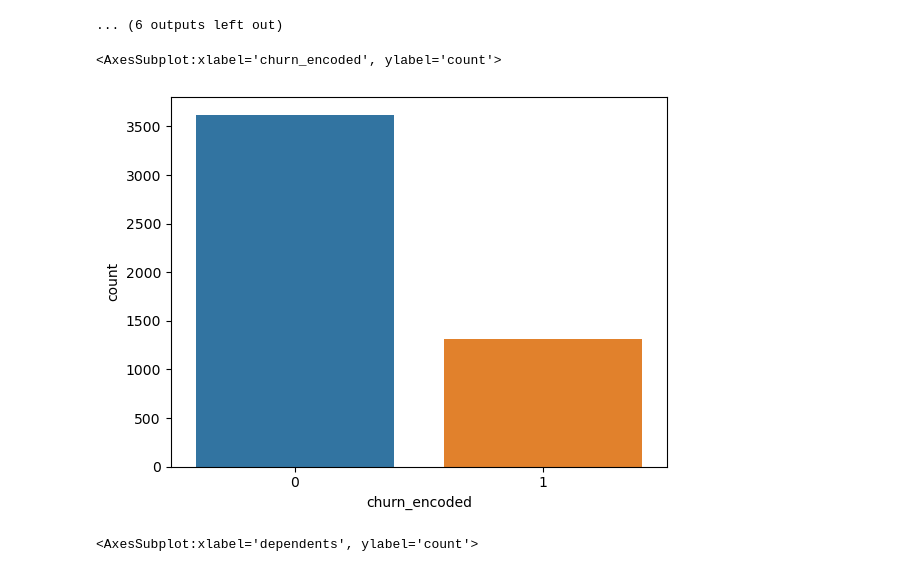
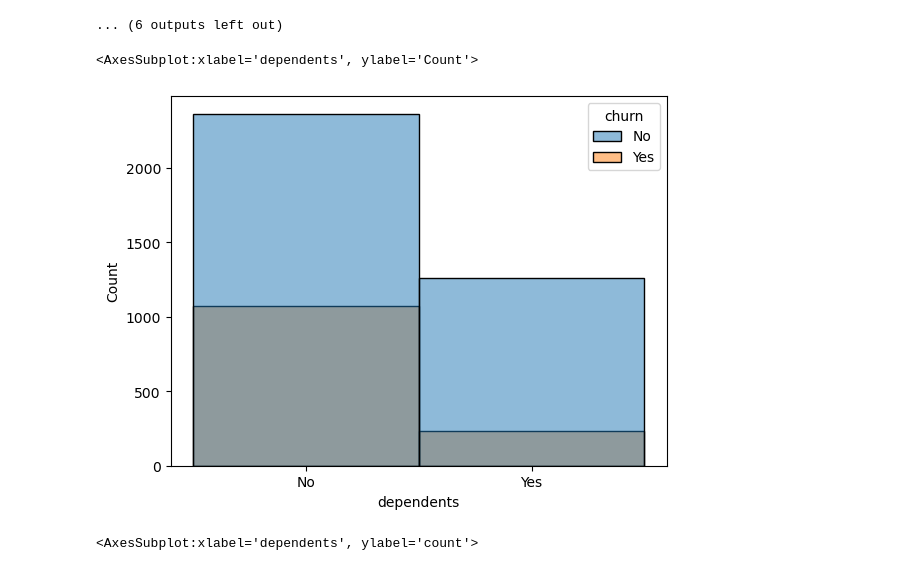
Before and after one commit to nicolas-angarita/churn_classification_project, a Jupyter notebook: working_notebook.ipynb, the cells around one changed output. Saved outputs shown, nothing was run; the diff lists cells and outputs as text; code cells hidden in the pictures.

```diff
--- a/working_notebook.ipynb
+++ b/working_notebook.ipynb
@@ -301,8 +323,10 @@ dependents_encoded
 [figure]
 ... (6 outputs left out)
 # %%
-sns.countplot(x = train['churn_encoded'])
+# looked at a basline of how many churned and how many didn't in my train dataset
+
+sns.histplot(x = train['dependents'], data = train, hue = 'churn')
 # %% [output]
-<AxesSubplot:xlabel='churn_encoded', ylabel='count'>
+<AxesSubplot:xlabel='dependents', ylabel='Count'>
-[figure, old version]
+[figure, new version]
 # %%
```
Also changed, not shown: parts of 75 cells of this notebook, 1 other file.
